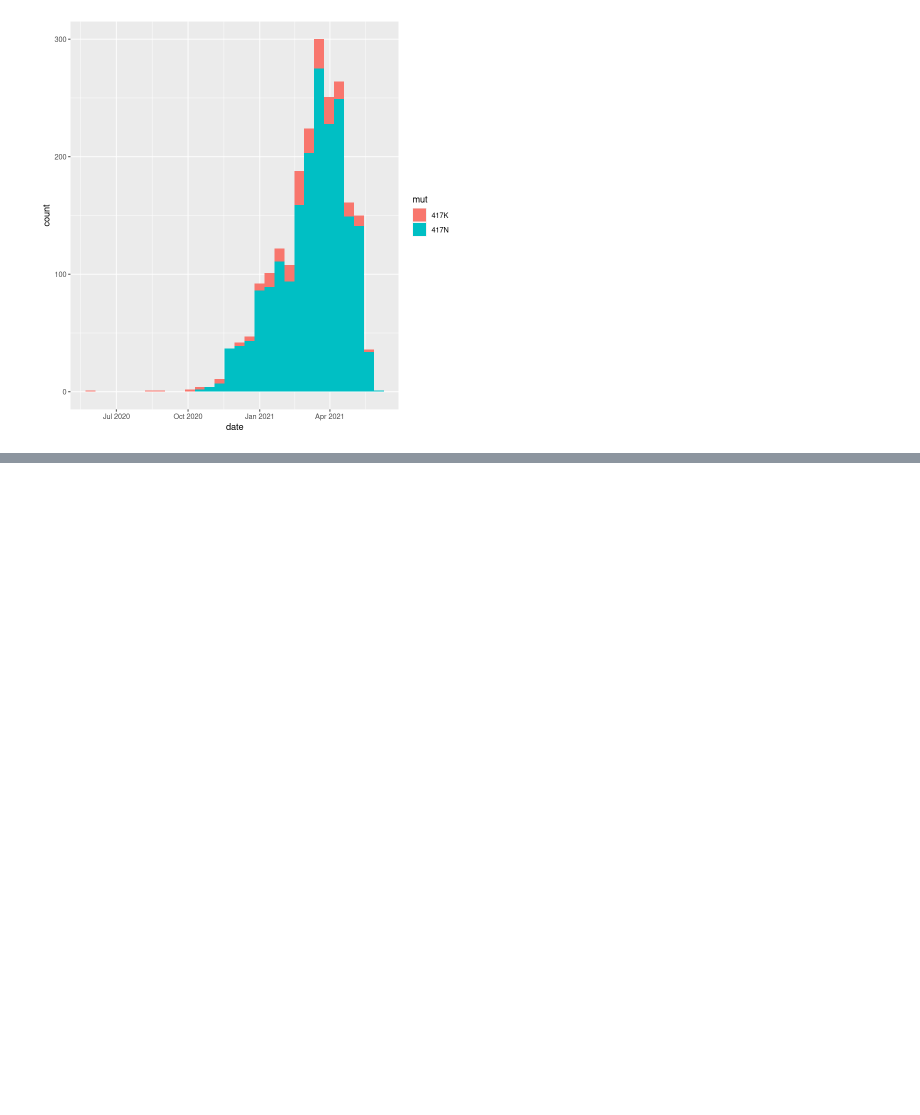
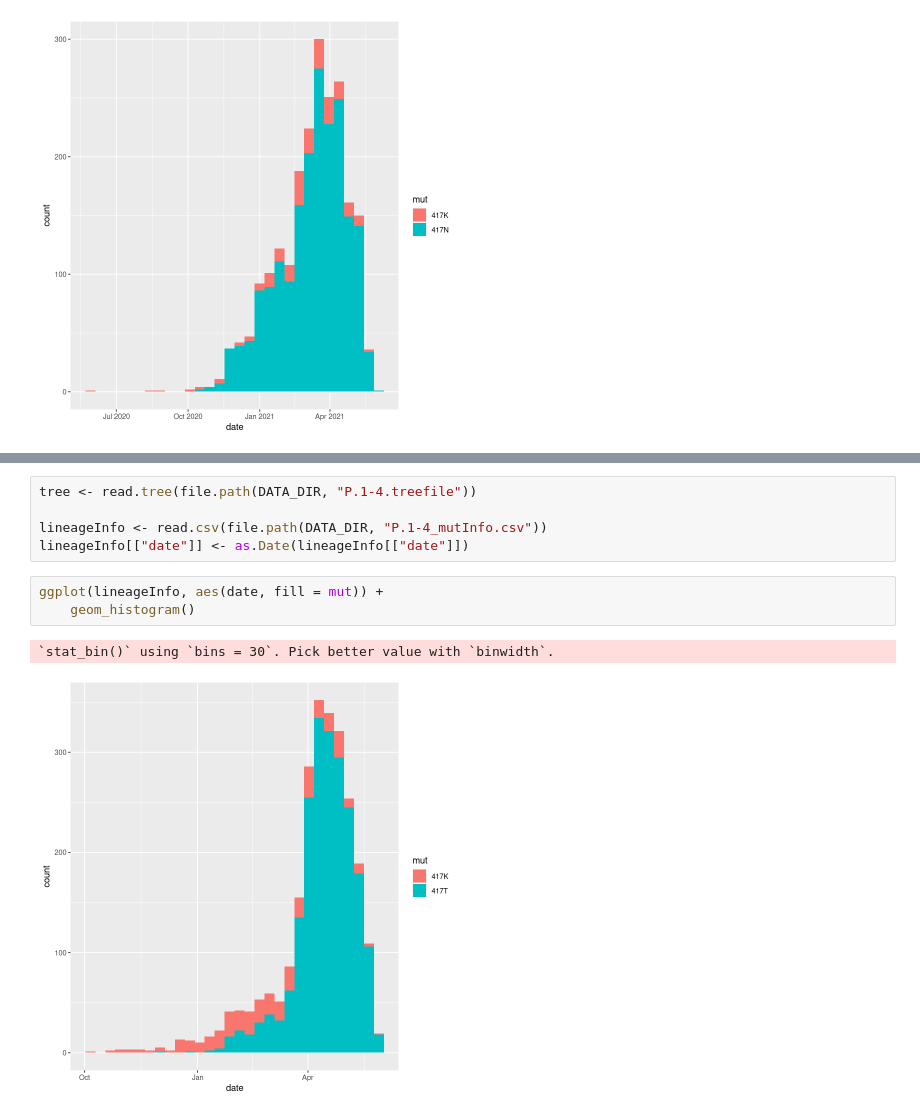
Before and after one commit to Takkoona/phyloColoring, a Jupyter notebook: 7_reverse_mutation_phylo.ipynb, the cells around one changed output, grey strips where cells are left out. Drawn from its saved outputs; the diff is of its cells as text; blank space fills up the shorter version.

```diff
--- a/7_reverse_mutation_phylo.ipynb
+++ b/7_reverse_mutation_phylo.ipynb
@@ -82,0 +149,11 @@ Saving 6.67 x 6.67 in image
+# %%
+tree <- read.tree(file.path(DATA_DIR, "P.1-4.treefile"))
+
+lineageInfo <- read.csv(file.path(DATA_DIR, "P.1-4_mutInfo.csv"))
+lineageInfo[["date"]] <- as.Date(lineageInfo[["date"]])
+# %%
+ggplot(lineageInfo, aes(date, fill = mut)) +
+    geom_histogram()
+# %% [output]
+`stat_bin()` using `bins = 30`. Pick better value with `binwidth`.
+[figure, added]
```
Also changed, not shown: parts of 21 cells of this notebook, 3 other files.
